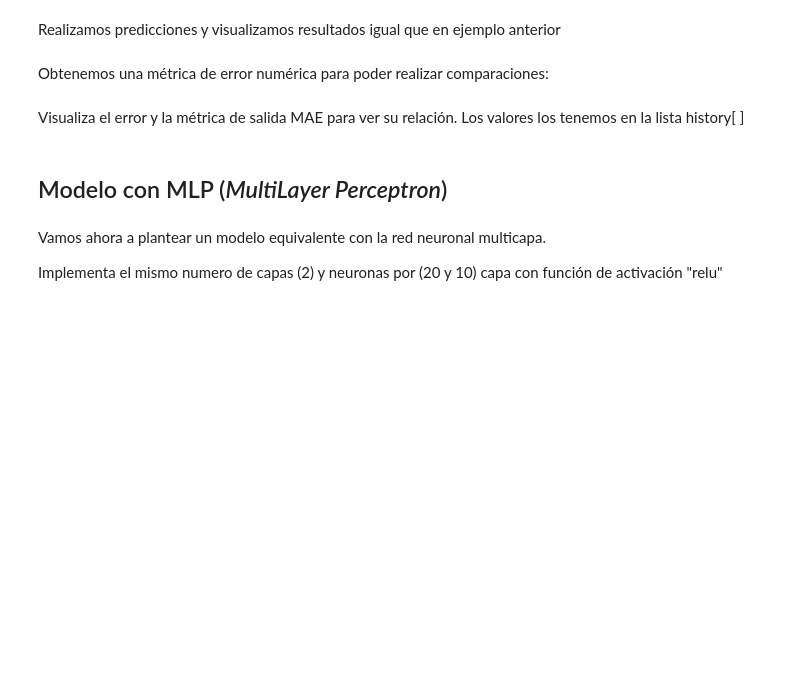
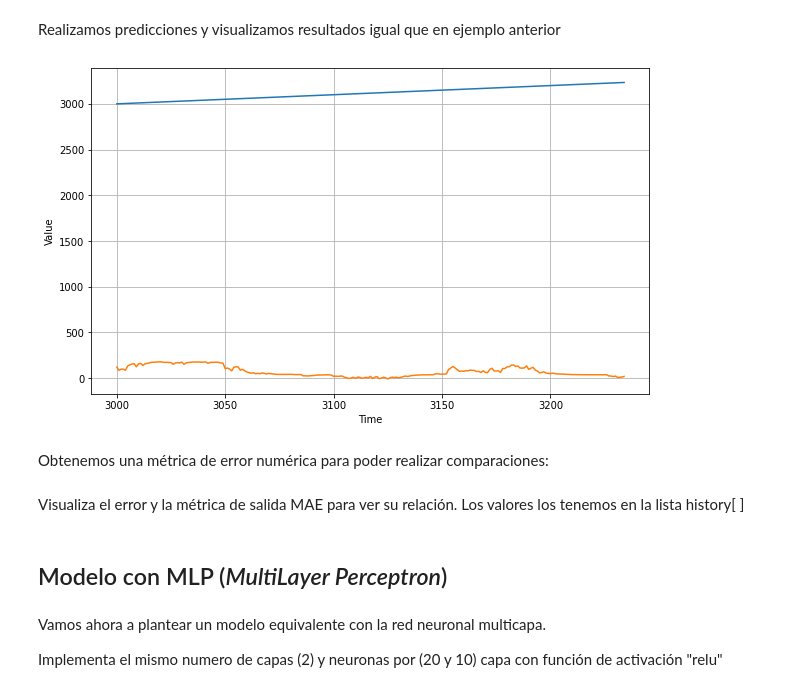
Before and after one commit to vicentcamison/idal_ia3, a Jupyter notebook: 3 Aprendizaje profundo (II)/Sesion 5/4_MLPvsRNN_Ejercicio_TF.ipynb, the cells around one changed output. Cells and saved outputs as stored; diff of their text form; code cells hidden in the pictures; blank space fills up the shorter version.

```diff
--- a/3 Aprendizaje profundo (II)/Sesion 5/4_MLPvsRNN_Ejercicio_TF.ipynb
+++ b/3 Aprendizaje profundo (II)/Sesion 5/4_MLPvsRNN_Ejercicio_TF.ipynb
@@ -82,6 +95,6 @@ tf.random.set_seed(51)
 np.random.seed(51)
 
 # Tu código aquí:
-dataset =
+dataset = windowed_dataset(x_train, window_size, batch_size, shuffle_buffer_size)
 # %% [markdown]
 Define el modelo de RNN simple con 2 capas de 40 y 40 neuronas respectivamente y la misma arquitectura del ejercicio anterior
@@ -109,0 +138,16 @@ history =
+# %%
+# Tu código aquí:
+
+train_set = dataset
+
+lr_schedule = tf.keras.callbacks.LearningRateScheduler(
+    lambda epoch: 1e-8 * 10**(epoch / 20)) ###CÓMO FUNCIONA ESTA FUNCIÓN????
+
+optimizer = tf.keras.optimizers.SGD(lr=1e-8, momentum=0.9)
+
+model.compile(loss=tf.keras.losses.Huber(),
+              optimizer=optimizer,
+              metrics=["mae"])
+
+
+history = model.fit(dataset, epochs=100, callbacks=[lr_schedule])
@@ -120,14 +185,14 @@ tf.random.set_seed(51)
 np.random.seed(51)
 
 # Tu código aquí:
-dataset =
+dataset = dataset
 
-model =
+model = model
 
-optimizer =
+optimizer = tf.keras.optimizers.SGD(lr=1e-6, momentum=0.9)
 
 model.compile(loss=tf.keras.losses.Huber(),
               optimizer=optimizer,
               metrics=["mae"])
 
-history =
+history = model.fit(dataset, epochs=100)
@@ -140,3 +219,21 @@ forecast=[]
+# %%
+forecast=[]
+
+# Tu código aquí:
+
+for time in range(len(series) - window_size):
+  forecast.append(model.predict(series[time:time + window_size][np.newaxis]))
+
+forecast = forecast[split_time-window_size:]
+results = np.array(forecast)[:, 0, 0]
+
+
+plt.figure(figsize=(10, 6))
+
+plot_series(time_valid, x_valid)
+plot_series(time_valid, results)
+# %% [output]
+[figure, added]
 # %% [markdown]
 Obtenemos una métrica de error numérica para poder realizar comparaciones:
 # %%
```
Also changed, not shown: parts of 11 cells of this notebook.
